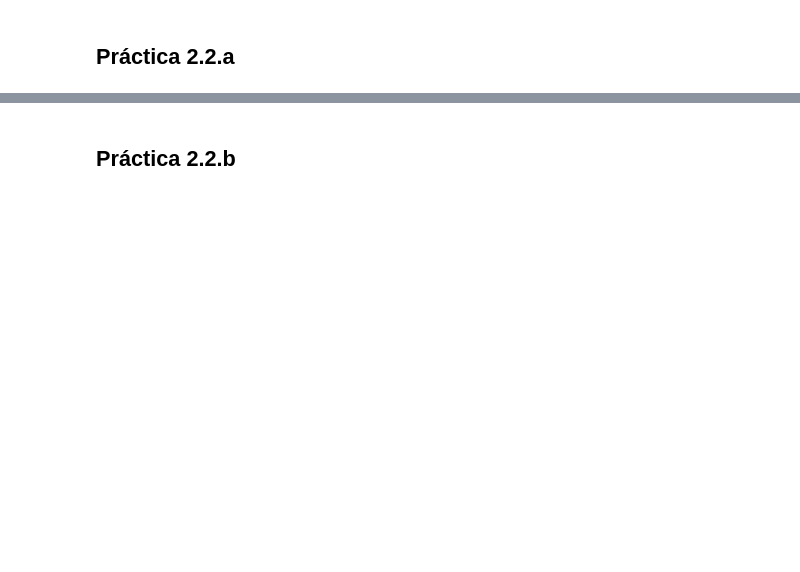
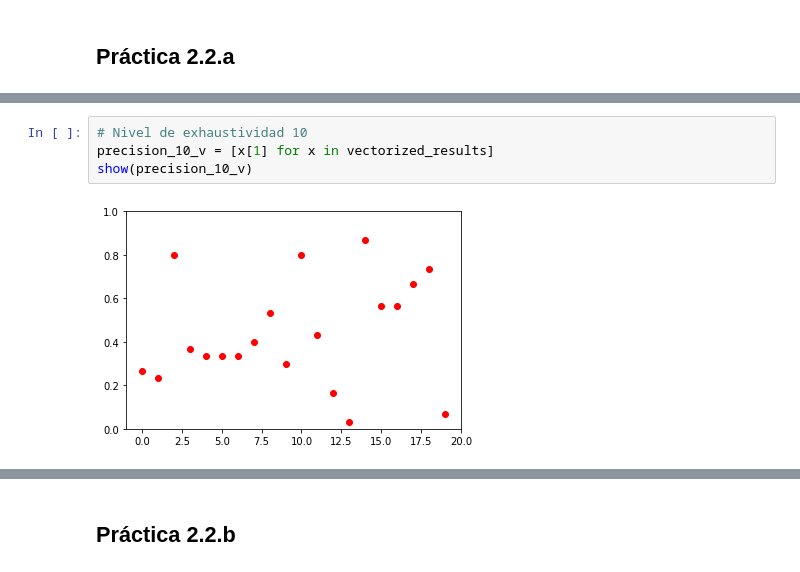
Before and after one commit to frblazquez/IA, a Jupyter notebook: Practice 2.2/Practica2.2.ipynb, the cells around one changed output, grey strips where cells are left out. Cells and saved outputs as stored; diff of their text form; blank space fills up the shorter version.

```diff
--- a/Practice 2.2/Practica2.2.ipynb
+++ b/Practice 2.2/Practica2.2.ipynb
@@ -48,0 +149,6 @@ array([[0.05370862],
+# %%
+# Nivel de exhaustividad 10
+precision_10_v = [x[1] for x in vectorized_results]
+show(precision_10_v)
+# %% [output]
+[figure, added]
```
Also changed, not shown: parts of 35 cells of this notebook.
